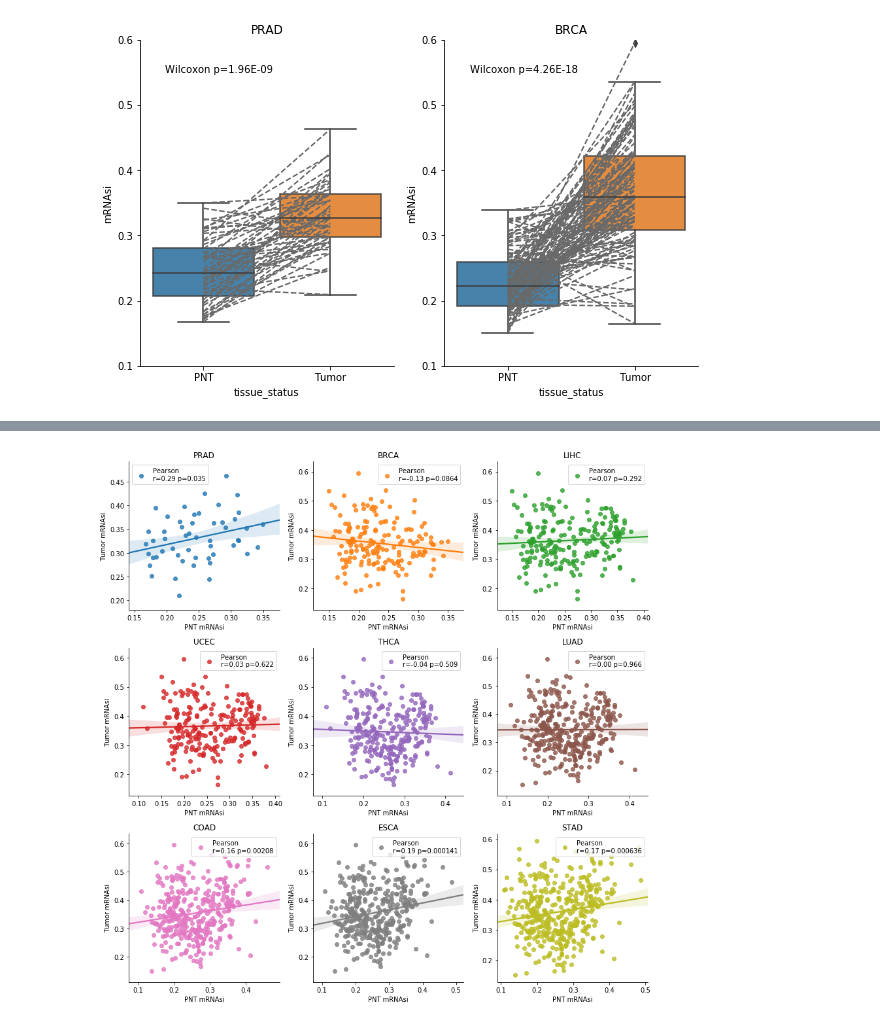
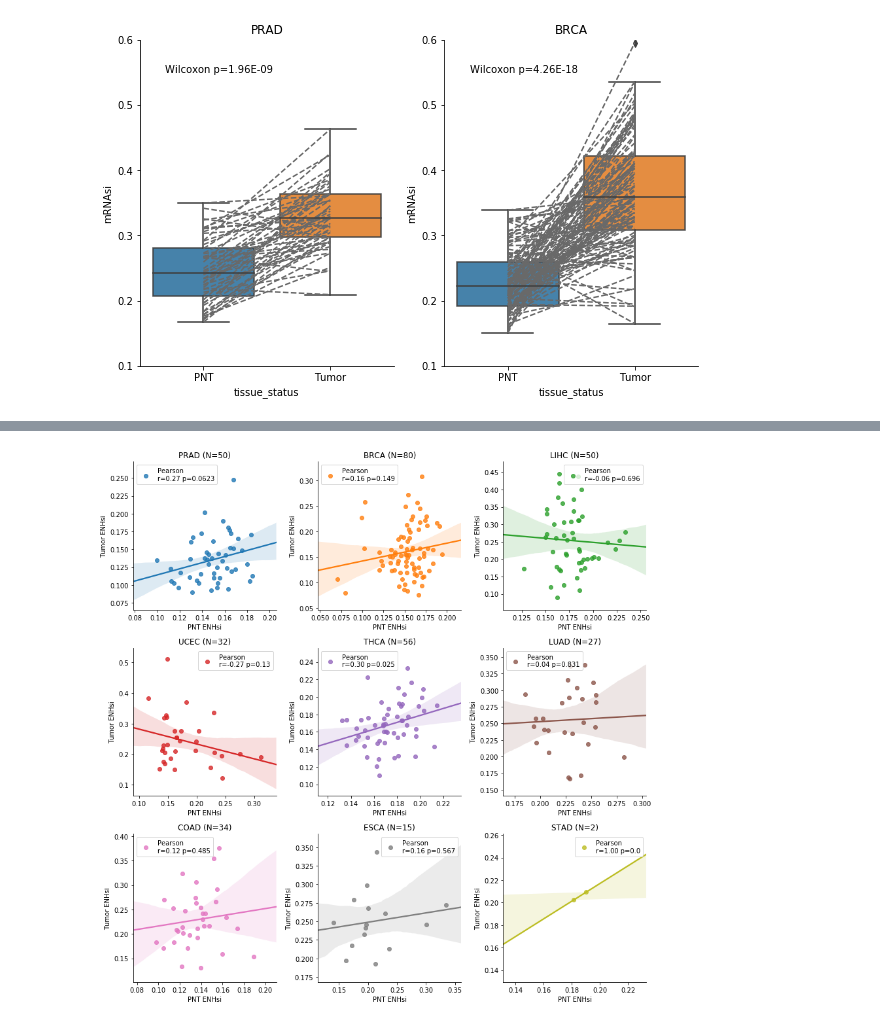
Before and after one commit to Wangmoaza/stemness, a Jupyter notebook: onset_vs_stemness_prs.ipynb, the cells around one changed output, grey strips where cells are left out. Saved outputs shown, nothing was run; the diff lists cells and outputs as text; code cells hidden in the pictures.

```diff
--- a/onset_vs_stemness_prs.ipynb
+++ b/onset_vs_stemness_prs.ipynb
@@ -16,4 +17,7 @@ prs = prs.drop('None', axis=1)
 stem = pd.read_csv('../data/TCGA-TARGET-GTEx/mRNA_StemScore.extended.tsv', sep='\t', header=0, index_col=0)
+# %%
+stem = pd.read_excel('../data/paper/TCGA_stemness.xlsx', sheet_name=0, header=0, index_col=0)
+stem['patient_id'] = stem.index.str.rsplit('-', 4).str[0]
 # %%
 stem = stem[stem['cohort'] == 'TCGA']
 stem['patient_id'] = stem.index.str.rsplit('-', 1).str[0]
@@ -48,23 +69,21 @@ fig.savefig('../data/TCGA-TARGET-GTEx/figures/20180921/PRAD_BRCA.PRS_0.05_onset_
 fig, axes = plt.subplots(3, 3, figsize=(12, 12))
 axes = axes.flatten()
 disease_list = ['PRAD', 'BRCA', 'LIHC', 'UCEC', 'THCA', 'LUAD', 'COAD', 'ESCA', 'STAD']
-status= 'PNT'
+status= 11
+si = 'mDNAsi'
 # Drop [Not Available]
 onset = tcga_info[tcga_info['age_at_initial_pathologic_diagnosis'] != '[Not Available]']['age_at_initial_pathologic_diagnosis']
 onset = pd.to_numeric(onset)
-
 for i in range(len(disease_list)):
     disease = disease_list[i]
-    tmp_stem = stem[(stem['disease'] == disease) & (stem['tissue_status'] == status)].set_index('patient_id')
-
-
-
+    tmp_stem = stem[(stem['cancer.type'] == disease) & (stem['sample.type'] == status)].set_index('patient_id', drop=False)
+    tmp_stem = tmp_stem.drop_duplicates('patient_id')
     idx = np.intersect1d(onset.index, tmp_stem.index)
-    r, p = pearsonr(tmp_stem.loc[idx, 'mRNAsi'], onset[idx])
-    sns.regplot(tmp_stem.loc[idx, 'mRNAsi'], onset[idx], ax=axes[i],
+    r, p = pearsonr(tmp_stem.loc[idx, si], onset[idx])
+    sns.regplot(tmp_stem.loc[idx, si], onset[idx], ax=axes[i],
                 label='Pearson \nr={0:.2f} p={1:.3}'.format(r, p))
-    axes[i].set_xlabel('{0} mRNAsi'.format(status))
-    axes[i].set_title(disease)
+    axes[i].set_xlabel('{0} {1}'.format('PNT', si))
+    axes[i].set_title('{0} (N={1})'.format(disease, tmp_stem.shape[0]))
     axes[i].legend()
 fig.tight_layout()
 sns.despine()
@@ -115,25 +146,29 @@ fig.savefig('../data/TCGA-TARGET-GTEx/figures/20180921/PRAD_BRCA.paired_mRNAsi.p
 # %%
 fig, axes = plt.subplots(3, 3, figsize=(12, 12))
 axes = axes.flatten()
 disease_list = ['PRAD', 'BRCA', 'LIHC', 'UCEC', 'THCA', 'LUAD', 'COAD', 'ESCA', 'STAD']
-pnt_list = []
-tumor_list = []
+si = 'ENHsi'
 for i in range(len(disease_list)):
-    brca_stem = stem[stem['disease'] == disease_list[i]]
+    pnt_list = []
+    tumor_list = []
+    brca_stem = stem[stem['cancer.type'] == disease_list[i]]
     brca_stem = brca_stem[brca_stem.duplicated('patient_id', keep=False)]
     for patient in brca_stem['patient_id'].unique():
-        y1 = brca_stem[(brca_stem['patient_id'] == patient) & (brca_stem['tissue_status'] == 'PNT')]['mRNAsi'].values[0]
-        y2 = brca_stem[(brca_stem['patient_id'] == patient) & (brca_stem['tissue_status'] == 'Tumor')]['mRNAsi'].values[0]
+        try:
+            y1 = brca_stem[(brca_stem['patient_id'] == patient) & (brca_stem['sample.type'] == 11)][si].values[0]
+            y2 = brca_stem[(brca_stem['patient_id'] == patient) & (brca_stem['sample.type'] == 1)][si].values[0]
+        except IndexError:
+            continue
         pnt_list.append(y1)
         tumor_list.append(y2)
     r, p = pearsonr(pnt_list, tumor_list)
     sns.regplot(pnt_list, tumor_list, ax=axes[i],
                 label='Pearson \nr={0:.2f} p={1:.3}'.format(r, p))
     axes[i].legend()
-    axes[i].set_title(disease_list[i])
-    axes[i].set_xlabel('PNT mRNAsi')
-    axes[i].set_ylabel('Tumor mRNAsi')
+    axes[i].set_title('{0} (N={1})'.format(disease_list[i], len(pnt_list)))
+    axes[i].set_xlabel('PNT {0}'.format(si))
+    axes[i].set_ylabel('Tumor {0}'.format(si))
 fig.tight_layout()
 sns.despine()
 # %% [output]
-[figure, old version]
+[figure, new version]
```
Also changed, not shown: parts of 15 cells of this notebook.
